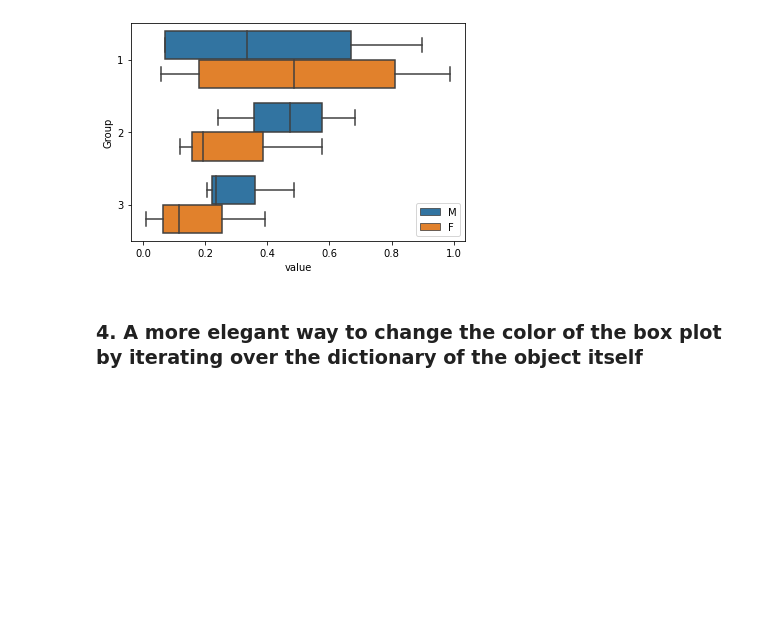
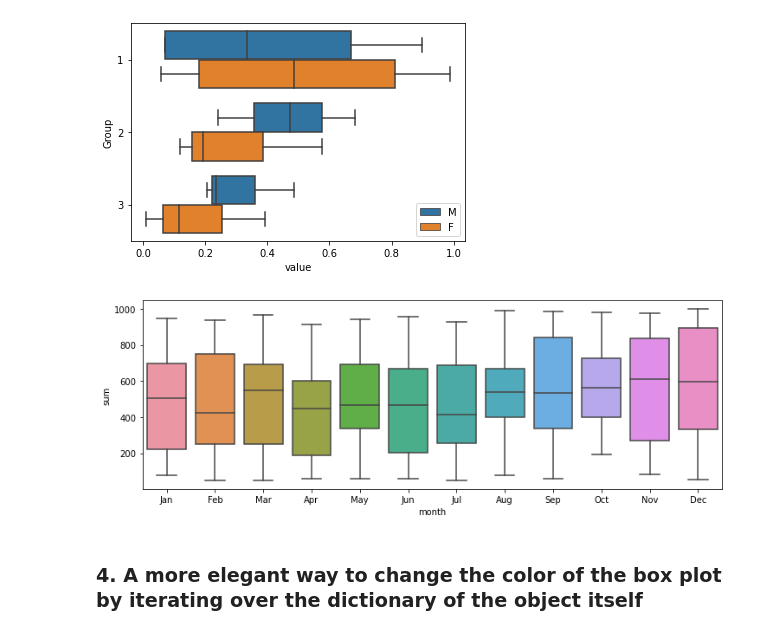
Before and after one commit to javedali99/python-data-visualization, a Jupyter notebook: Group Boxplots in Python.ipynb, the cells around one changed output. Saved outputs shown, nothing was run; the diff lists cells and outputs as text; code cells hidden in the pictures; blank space fills up the shorter version.

Commit message:
boxplots code

```diff
--- a/Group Boxplots in Python.ipynb
+++ b/Group Boxplots in Python.ipynb
@@ -145,6 +146,25 @@ plt.legend(loc='best')
 plt.show()
 # %% [output]
 [figure]
+# %%
+# plot a seaborn boxplot with month as x-axes with a daily dataset
+
+df = pd.DataFrame(np.random.randint(50, 1000, 365).reshape(-1, 1),
+                  index=pd.date_range('2018-01-01', '2018-12-31', freq='D'),
+                  columns=['sum'])
+df.reset_index(inplace=True)
+df.columns = ['Date', 'sum']
+
+# use dt.strftime('%b') element to create the month column
+df['month'] = df['Date'].dt.strftime('%b')
+
+# Use seaborn.boxplot
+fig, ax = plt.subplots(figsize=(10, 6))
+fig.set_size_inches((12, 4))
+sns.boxplot(x='month', y='sum', data=df, ax=ax)
+plt.show()
+# %% [output]
+[figure, added]
 # %% [markdown]
 ### 4. A more elegant way to change the color of the box plot by iterating over the dictionary of the object itself
 # %%
```
Also changed, not shown: parts of 1 cell of this notebook.
